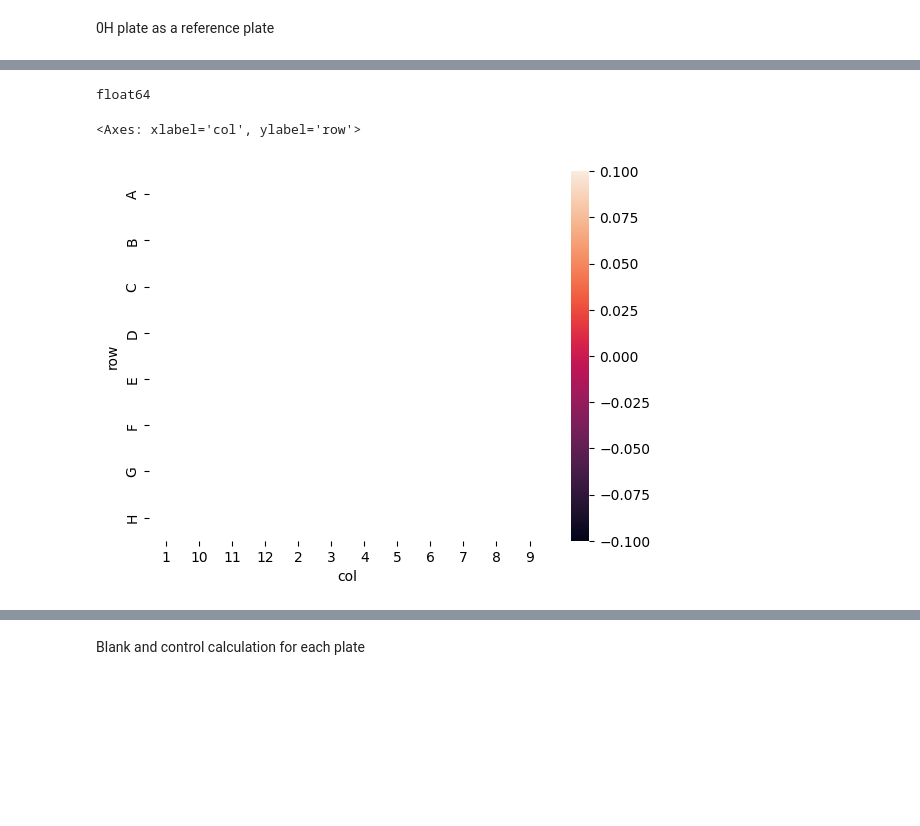
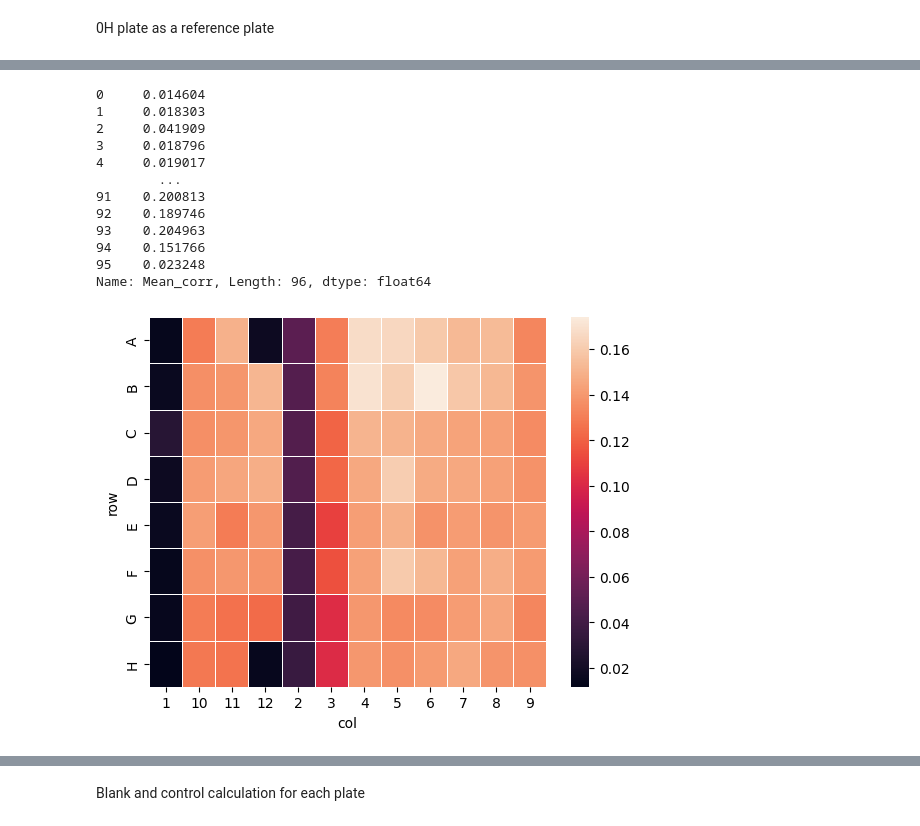
Before and after one commit to arteys/Resazurin_ChemiDoc, a Jupyter notebook: RZ_12_testing_ground_ref_plate.ipynb, the cells around one changed output, grey strips where cells are left out. Drawn from its saved outputs; the diff is of its cells as text; code cells hidden in the pictures; blank space fills up the shorter version.

```diff
--- a/RZ_12_testing_ground_ref_plate.ipynb
+++ b/RZ_12_testing_ground_ref_plate.ipynb
@@ -10,7 +10,7 @@ import matplotlib.pyplot as plt
 # %% [markdown]
 New for multiple images in CP file
 # %%
-part_to_folder = r"C:\Users\Modern\Documents\Biorad\CellProfiler\Results\2024-07-24 Vero Rd hTERT CK-99c ISK-1 + CK-122 Slovesnova\0H plates"
+part_to_folder = r"C:\Users\Modern\Documents\Biorad\CellProfiler\Results\2024-07-24 Vero Rd hTERT CK-99c ISK-1 + CK-122 Slovesnova\0H plates CK-122"
 
 # files = [f for f in listdir(part_to_folder) if isfile(join(part_to_folder, f))]
 
@@ -128,20 +158,21 @@ Name: FileName_RGB, Length: 96, dtype: object
 
 
 # mean_reference_plate = pd.DataFrame(reference_plate, columns = ['mean','FileName_RGB'])
+p = "2024-07-19 RD CK-122 0H (Multichannel).tif"
 
-mean = reference_plate[(reference_plate['FileName_RGB'] == p)].loc[:,'Intensity_MeanIntensity_OrigGreen'].mean()
+mean = reference_plate[(reference_plate['FileName_RGB'] == p)].loc[:,'Intensity_MeanIntensity_OrigRed'].mean()
 
 print(mean)
 
-reference_plate['Mean_dif'] = reference_plate['Intensity_MeanIntensity_OrigGreen']/mean
+reference_plate['Mean_dif'] = reference_plate['Intensity_MeanIntensity_OrigRed']/mean
 
-reference_plate['Mean_corr'] = reference_plate['Intensity_MeanIntensity_OrigGreen']/reference_plate['Mean_dif']
+reference_plate['Mean_corr'] = reference_plate['Intensity_MeanIntensity_OrigRed']/reference_plate['Mean_dif']
 
 print(reference_plate['Mean_dif'])
 
 heatmap_df = reference_plate.pivot(index="row", columns="col", values="Mean_dif")
 
-sns.heatmap(heatmap_df, linewidth=.5, vmax=1.12, vmin=0.80 )
+sns.heatmap(heatmap_df, linewidth=.5, vmax=1.2, vmin=0.80 )
 
 
 plt.show()
@@ -163,5 +194,5 @@ Name: Mean_dif, Length: 96, dtype: float64
 # %%
-sample_plate = data_plate[(data_plate['RZ_incubation'] == '4H')].copy()
+sample_plate = data_plate[(data_plate['RZ_incubation'] == '5H')].copy().reset_index(drop=True)
 
 heatmap_df = sample_plate.pivot(index="row", columns="col", values="Intensity_IntegratedIntensity_OrigGreen")
 
@@ -190,14 +221,44 @@ print(sample_plate)
 # %%
 sample_plate['Mean_dif'] = reference_plate['Mean_dif']
 
-sample_plate['Mean_corr'] = sample_plate['Intensity_MeanIntensity_OrigGreen'].div(sample_plate['Mean_dif'])
+sample_plate['Mean_corr'] = sample_plate['Intensity_MeanIntensity_OrigGreen']*sample_plate['Mean_dif']
 
-print(sample_plate['Intensity_MeanIntensity_OrigGreen'].dtype)
+print(sample_plate['Mean_corr'])
 
 heatmap_df = sample_plate.pivot(index="row", columns="col", values="Mean_corr")
 
-sns.heatmap(heatmap_df, linewidth=.5, vmin=0, vmax=None)
+# sns.heatmap(heatmap_df, linewidth=.5, vmin=0, vmax=None)
+
+p = "2024-07-19 RD CK-122 5H (Multichannel).tif"
+
+mean_sample = sample_plate[(sample_plate['FileName_RGB'] == p)].loc[:,'Intensity_MeanIntensity_OrigGreen'].mean()
+
+sample_plate['Mean_dif_to_mean'] = sample_plate['Intensity_MeanIntensity_OrigGreen']/mean_sample
+
+sample_plate['Mean_dif_to_mean'] = sample_plate['Intensity_MeanIntensity_OrigGreen']/mean_sample
+
+sample_plate['Mean_corr'] = sample_plate['Intensity_MeanIntensity_OrigGreen']/reference_plate['Mean_dif']
+
+sample_plate['Mean_corr_dif'] = sample_plate['Mean_corr']/mean_sample
+
+
+heatmap_df = sample_plate.pivot(index="row", columns="col", values="Mean_corr")
+
+sns.heatmap(heatmap_df, linewidth=.5 )
+
+
+plt.show()
 # %% [output]
-float64
+0     0.014604
+1     0.018303
+2     0.041909
+3     0.018796
+4     0.019017
+        ...
+91    0.200813
+92    0.189746
+93    0.204963
+94    0.151766
+95    0.023248
+Name: Mean_corr, Length: 96, dtype: float64
-<Axes: xlabel='col', ylabel='row'>
-[figure, old version]
+[figure, new version]
```
Also changed, not shown: parts of 18 cells of this notebook.
